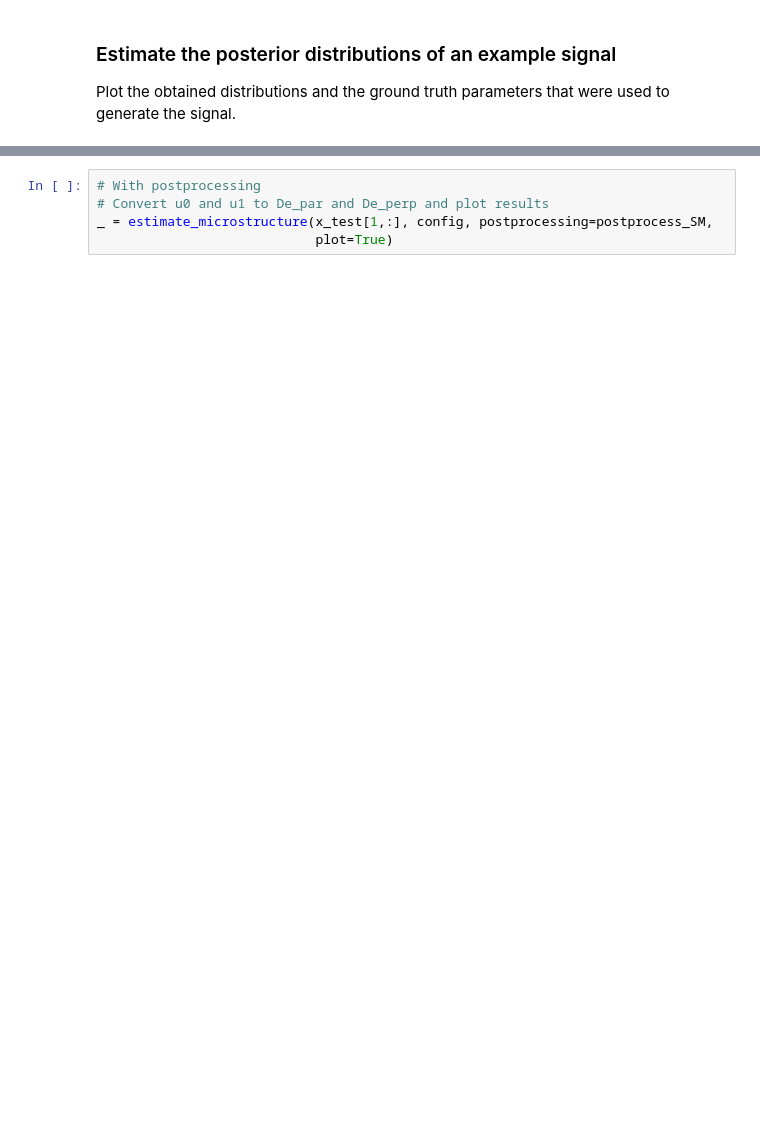
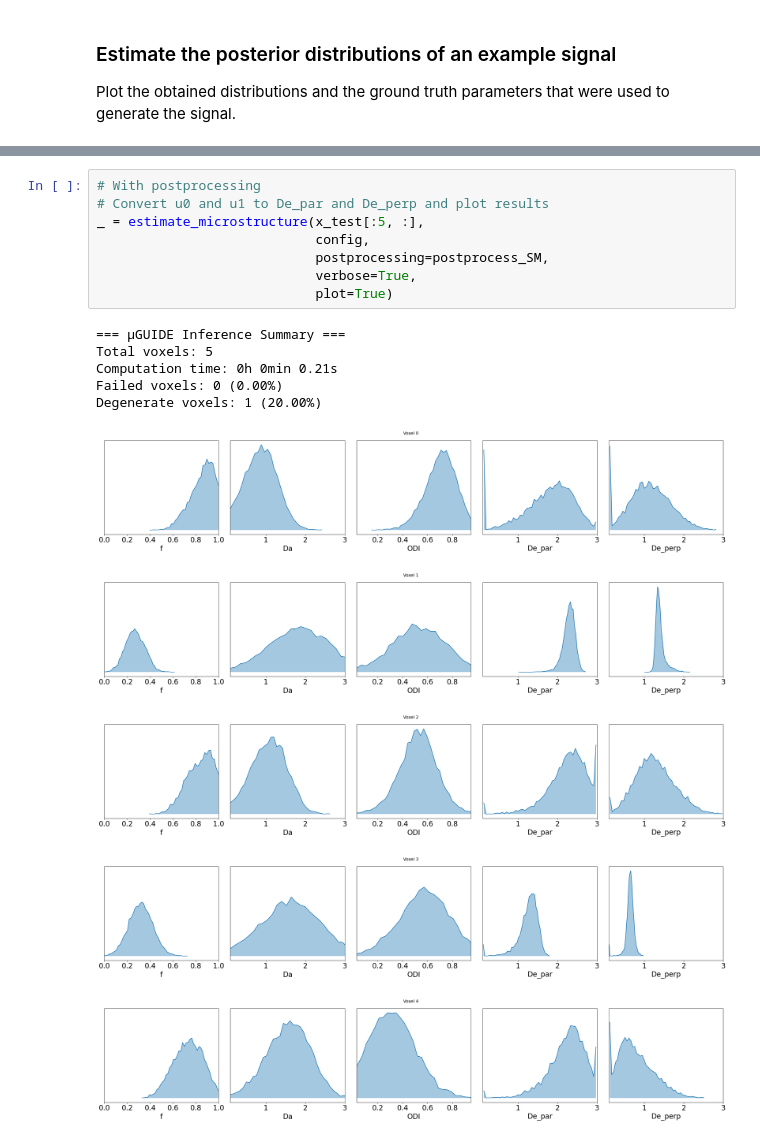
Before and after one commit to mjallais/uGUIDE, a Jupyter notebook: examples/uGUIDE_SM_inference.ipynb, the cells around one changed output, grey strips where cells are left out. Saved outputs shown, nothing was run; the diff lists cells and outputs as text; blank space fills up the shorter version.

```diff
--- a/examples/uGUIDE_SM_inference.ipynb
+++ b/examples/uGUIDE_SM_inference.ipynb
@@ -70,5 +106,19 @@ _ = estimate_microstructure(x_test[1,:], config, plot=True,
 # %%
 # With postprocessing
 # Convert u0 and u1 to De_par and De_perp and plot results
-_ = estimate_microstructure(x_test[1,:], config, postprocessing=postprocess_SM,
+_ = estimate_microstructure(x_test[:5, :],
+                            config,
+                            postprocessing=postprocess_SM,
+                            verbose=True,
                             plot=True)
+# %% [output]
+=== μGUIDE Inference Summary ===
+Total voxels: 5
+Computation time: 0h 0min 0.21s
+Failed voxels: 0 (0.00%)
+Degenerate voxels: 1 (20.00%)
+[figure, added]
+[figure, added]
+[figure, added]
+[figure, added]
+[figure, added]
```
Also changed, not shown: parts of 7 cells of this notebook, 3 other files.
